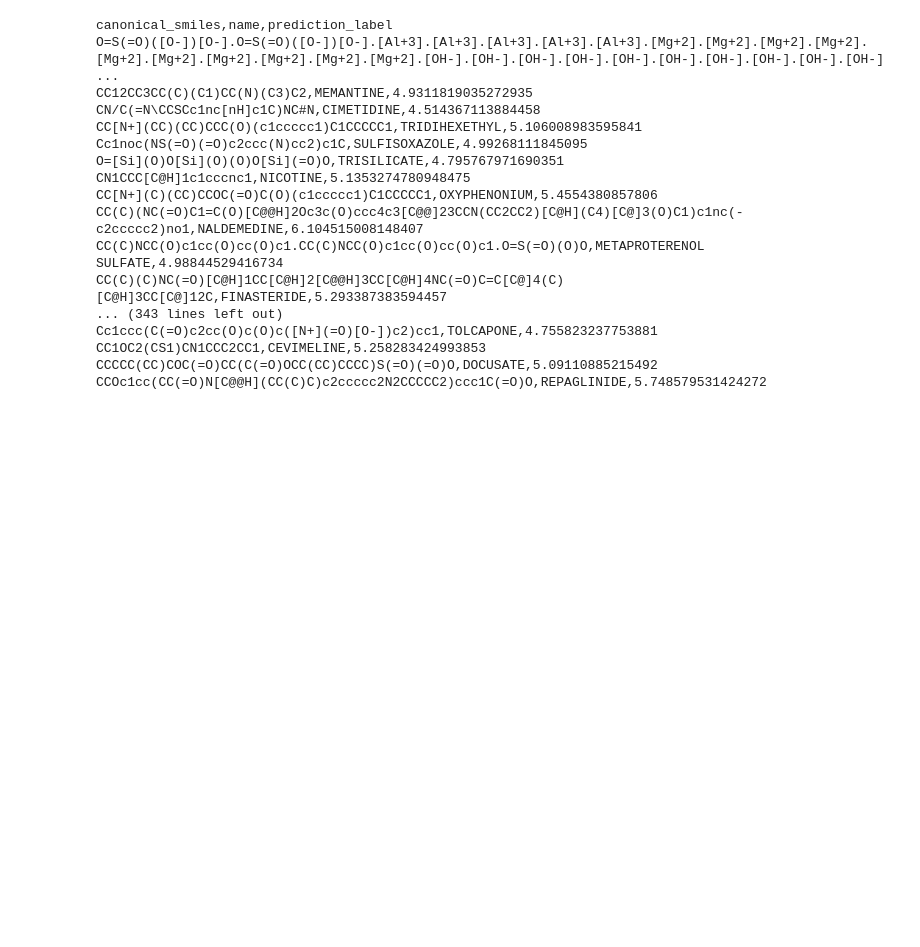
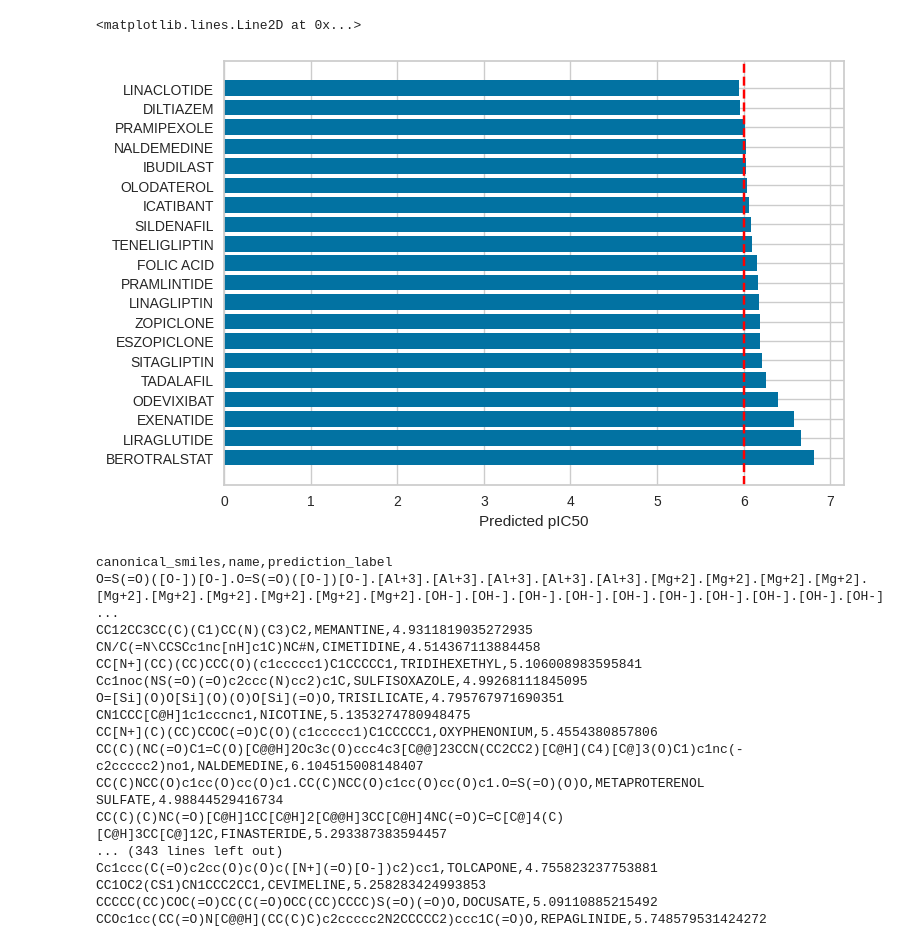
Before and after one commit to dlarsson2000/ML4BiotechProject, a Jupyter notebook: CB206V_Project_Drug_repurposing.ipynb, the cells around one changed output. Cells and saved outputs as stored; diff of their text form; code cells hidden in the pictures; blank space fills up the shorter version.

```diff
--- a/CB206V_Project_Drug_repurposing.ipynb
+++ b/CB206V_Project_Drug_repurposing.ipynb
@@ -164,0 +200,14 @@ prediction_newdata.head()
+# %%
+#Visualize the data
+
+#Take the names from the df_new
+names = dataset2['name'].values
+print(names[:5])
+col_names = names.reshape(-1, 1) #making the row into a column
+#print(col_names[:5])
+predictions = prediction_newdata.prediction_label.values
+print(predictions[:5])
+col_predictions = predictions.reshape(-1, 1) #making the row into a column
+#Vertically stack new arrays
+pred_names = np.hstack((col_names, col_predictions))
+print(pred_names[:5])
@@ -164,0 +222,13 @@ prediction_newdata.head()
+# %%
+#Select the top 20 values
+# Convert the second column (values) to float for sorting
+pred_names[:, 1] = pred_names[:, 1].astype(float)
+
+# Sort the array by the second column (values) in descending order
+sorted_array = pred_names[pred_names[:, 1].argsort()[::-1]]
+
+# Select the top 20 rows (top 20 values and corresponding names)
+top_20 = sorted_array[:20]
+
+# Print the result
+print(top_20)
@@ -165,3 +256,21 @@ prediction_newdata.head()
+# %%
+import matplotlib.pyplot as plt
+
+# Select the first column for x-axis and the second column for y-axis
+x_bar = top_20[:, 0]  # First column as x-axis
+y_bar = top_20[:, 1]  # Second column as y-axis
+threshold = 6
+
+# Create a bar plot
+plt.barh(x_bar, y_bar)
+
+plt.xlabel('Predicted pIC50')
+
+# Add a horizontal line for the threshold value
+plt.axvline(x=threshold, color='red', linestyle='--', label=f'Threshold = {threshold}')
+# %% [output]
+<matplotlib.lines.Line2D at 0x...>
+[figure, added]
 # %%
 header = ["canonical_smiles", "name", "prediction_label"]
 prediction_newdata.to_csv('prediction_newdata_raw.csv', index=False, columns = header)
```
Also changed, not shown: parts of 19 cells of this notebook.
